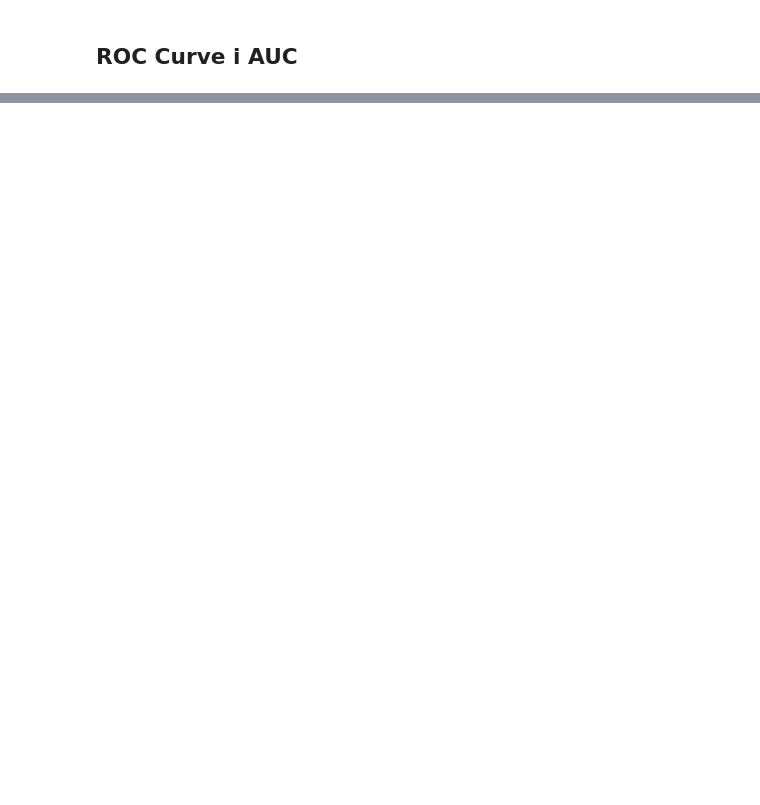
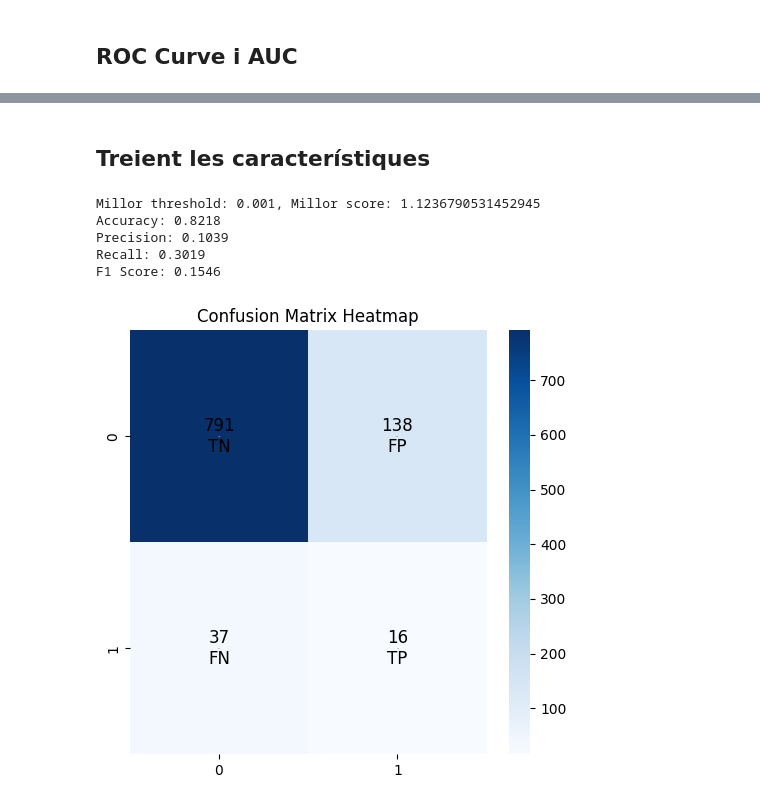
Before and after one commit to DCC-UAB/ACproject--11, a Jupyter notebook: KNN.ipynb, the cells around one changed output, grey strips where cells are left out. Saved outputs shown, nothing was run; the diff lists cells and outputs as text; code cells hidden in the pictures; blank space fills up the shorter version.

```diff
--- a/KNN.ipynb
+++ b/KNN.ipynb
@@ -56,0 +72,45 @@ KNN AUC Score: 0.62
+# %% [markdown]
+## Treient les característiques
+# %%
+X,y = extreure_columnes(X,y)
+X_train, X_test, y_train, y_test = train_test_split(X, y, test_size=0.2, random_state=42)
+
+# Aplicar SMOTE per equilibrar les classes
+smote = SMOTE(random_state=42)
+X_train_resampled, y_train_resampled = smote.fit_resample(X_train, y_train)
+
+clf = KNeighborsClassifier()
+clf.fit(X_train_resampled, y_train_resampled)
+
+# Obtenir les probabilitats de predicció
+y_proba = clf.predict_proba(X_test)[:, 1]
+
+# Trobar el millor threshold que maximitza l'accuracy i el recall
+best_threshold = 0.0
+best_score = 0.0
+
+for threshold in np.arange(0.0, 1.0, 0.001):
+    y_pred_temp = (y_proba >= threshold).astype(int)
+    accuracy_temp, precision_temp, recall_temp, f1_temp, _ = metrics(y_test, y_pred_temp)
+    score = accuracy_temp + recall_temp  # Combinar accuracy i recall en un sol score
+
+    if score > best_score:
+        best_score = score
+        best_threshold = threshold
+
+print(f"Millor threshold: {best_threshold}, Millor score: {best_score}")
+
+# Generar les prediccions amb el millor threshold
+y_pred = (y_proba >= best_threshold).astype(int)
+
+# Guardar les prediccions en un fitxer .npy
+np.save('predictions/predictions_KNN_red.npy', y_pred)
+
+accuracy, precision, recall, f1, conf_matrix = metrics(y_test, y_pred, print_metrics=True)
+# %% [output]
+Millor threshold: 0.001, Millor score: 1.1236790531452945
+Accuracy: 0.8218
+Precision: 0.1039
+Recall: 0.3019
+F1 Score: 0.1546
+[figure, added]
```
Also changed, not shown: parts of 4 cells of this notebook, 26 other files.
